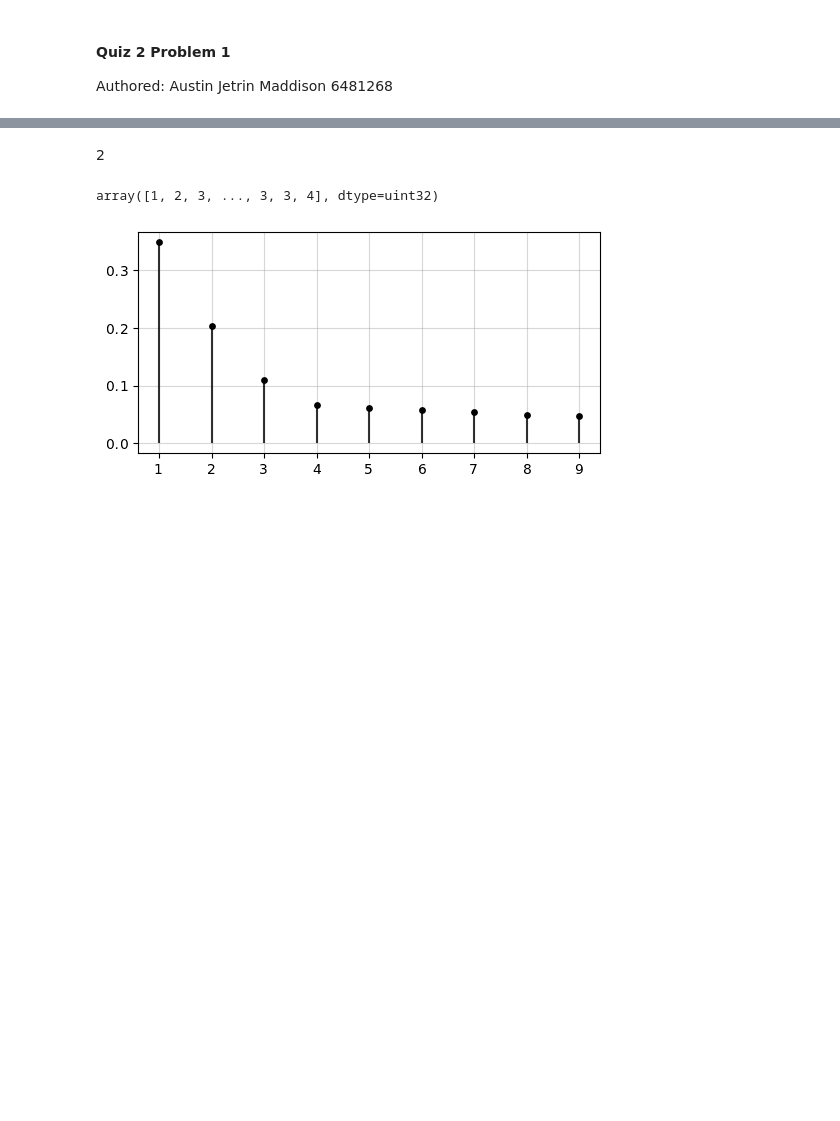
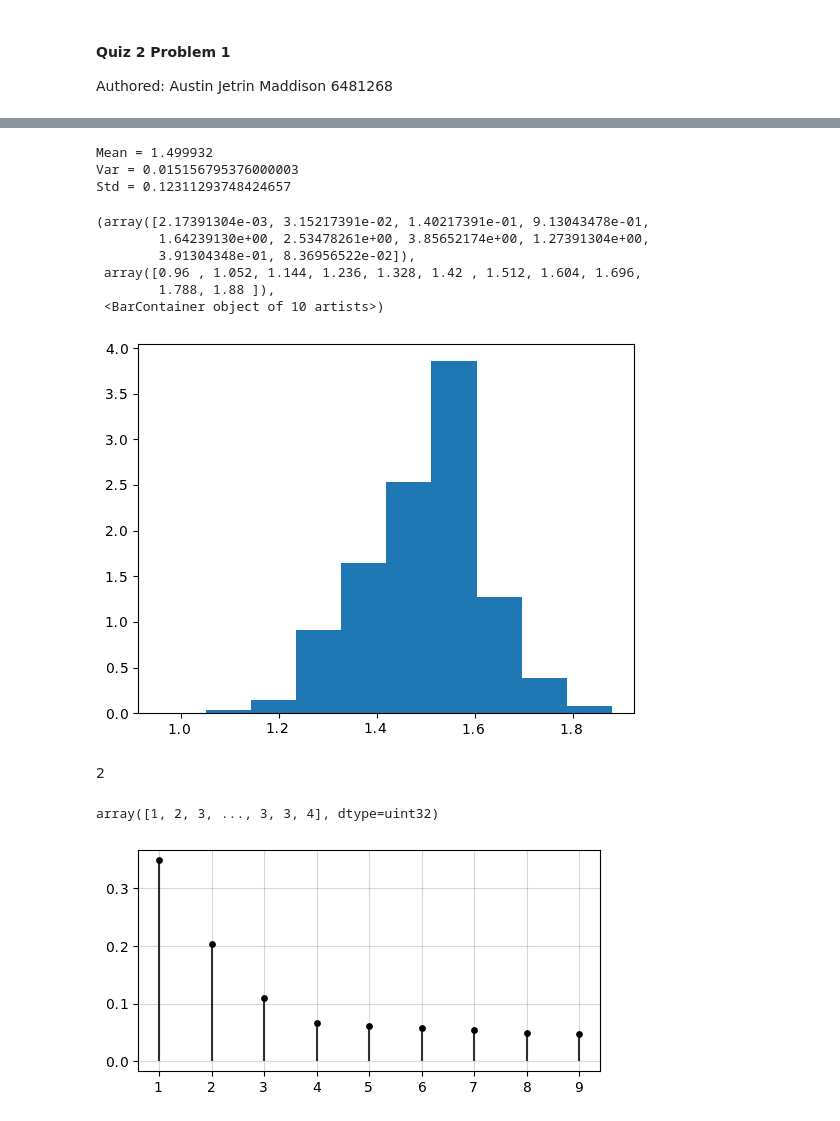
Before and after one commit to AustinMaddison/discrete-simulation, a Jupyter notebook: q2/source/p1.ipynb, the cells around one changed output, grey strips where cells are left out. Drawn from its saved outputs; the diff is of its cells as text; code cells hidden in the pictures; blank space fills up the shorter version.

```diff
--- a/q2/source/p1.ipynb
+++ b/q2/source/p1.ipynb
@@ -38,3 +50,22 @@ plt.hist(res)
+# %%
+np.random.seed(27)
+print(f'Mean = {x_bars.mean()}')
+print(f'Var = {x_bars.var()}')
+print(f'Std = {x_bars.std()}')
+# %% [output]
+Mean = 1.499932
+Var = 0.015156795376000003
+Std = 0.12311293748424657
+# %%
+plt.hist(x_bars, density=True)
+# %% [output]
+(array([2.17391304e-03, 3.15217391e-02, 1.40217391e-01, 9.13043478e-01,
+        1.64239130e+00, 2.53478261e+00, 3.85652174e+00, 1.27391304e+00,
+        3.91304348e-01, 8.36956522e-02]),
+ array([0.96 , 1.052, 1.144, 1.236, 1.328, 1.42 , 1.512, 1.604, 1.696,
+        1.788, 1.88 ]),
+ <BarContainer object of 10 artists>)
+[figure, added]
 # %% [markdown]
 2
 # %%
```
Also changed, not shown: parts of 6 cells of this notebook, 1 other file.
